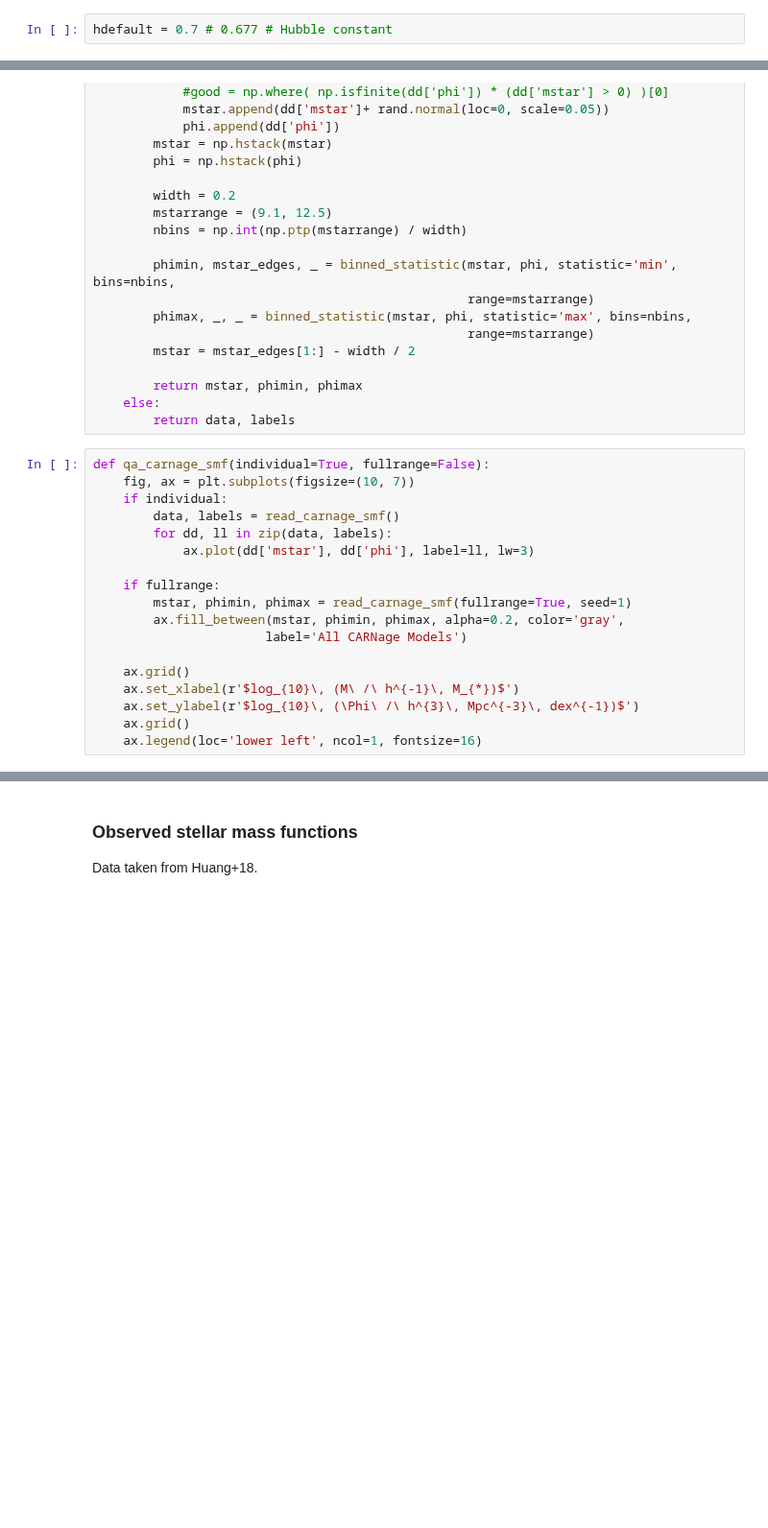
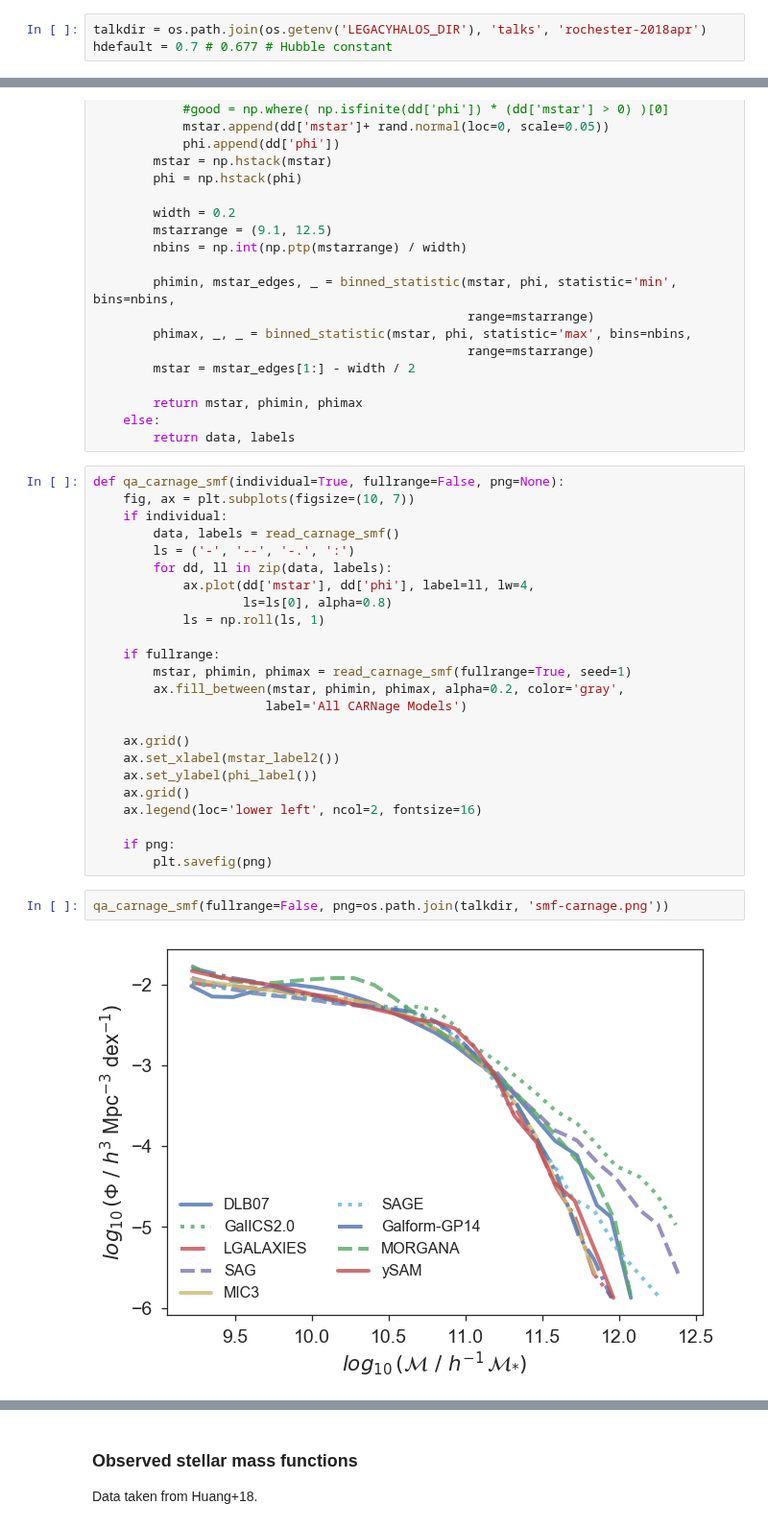
Before and after one commit to moustakas/legacyhalos, a Jupyter notebook: legacyhalos/talks/rochester-2018apr.ipynb, the cells around one changed output, grey strips where cells are left out. Shown at 96% size. Cells and saved outputs as stored; diff of their text form; blank space fills up the shorter version.

```diff
--- a/legacyhalos/talks/rochester-2018apr.ipynb
+++ b/legacyhalos/talks/rochester-2018apr.ipynb
@@ -29,4 +30,5 @@ import legacyhalos.io
 # %%
 %matplotlib inline
 # %%
+talkdir = os.path.join(os.getenv('LEGACYHALOS_DIR'), 'talks', 'rochester-2018apr')
 hdefault = 0.7 # 0.677 # Hubble constant
@@ -81,12 +94,15 @@ def read_carnage_smf(fullrange=False, seed=None, h=hdefault):
     else:
         return data, labels
 # %%
-def qa_carnage_smf(individual=True, fullrange=False):
+def qa_carnage_smf(individual=True, fullrange=False, png=None):
     fig, ax = plt.subplots(figsize=(10, 7))
     if individual:
         data, labels = read_carnage_smf()
+        ls = ('-', '--', '-.', ':')
         for dd, ll in zip(data, labels):
-            ax.plot(dd['mstar'], dd['phi'], label=ll, lw=3)
+            ax.plot(dd['mstar'], dd['phi'], label=ll, lw=4,
+                    ls=ls[0], alpha=0.8)
+            ls = np.roll(ls, 1)
 
     if fullrange:
         mstar, phimin, phimax = read_carnage_smf(fullrange=True, seed=1)
@@ -94,10 +110,17 @@ def qa_carnage_smf(individual=True, fullrange=False):
                        label='All CARNage Models')
 
     ax.grid()
-    ax.set_xlabel(r'$log_{10}\, (M\ /\ h^{-1}\, M_{*})$')
-    ax.set_ylabel(r'$log_{10}\, (\Phi\ /\ h^{3}\, Mpc^{-3}\, dex^{-1})$')
+    ax.set_xlabel(mstar_label2())
+    ax.set_ylabel(phi_label())
     ax.grid()
-    ax.legend(loc='lower left', ncol=1, fontsize=16)
+    ax.legend(loc='lower left', ncol=2, fontsize=16)
+
+    if png:
+        plt.savefig(png)
+# %%
+qa_carnage_smf(fullrange=False, png=os.path.join(talkdir, 'smf-carnage.png'))
+# %% [output]
+[figure, added]
 # %%
 qa_carnage_smf(fullrange=True)
 # %% [output]
```
Also changed, not shown: parts of 15 cells of this notebook.
